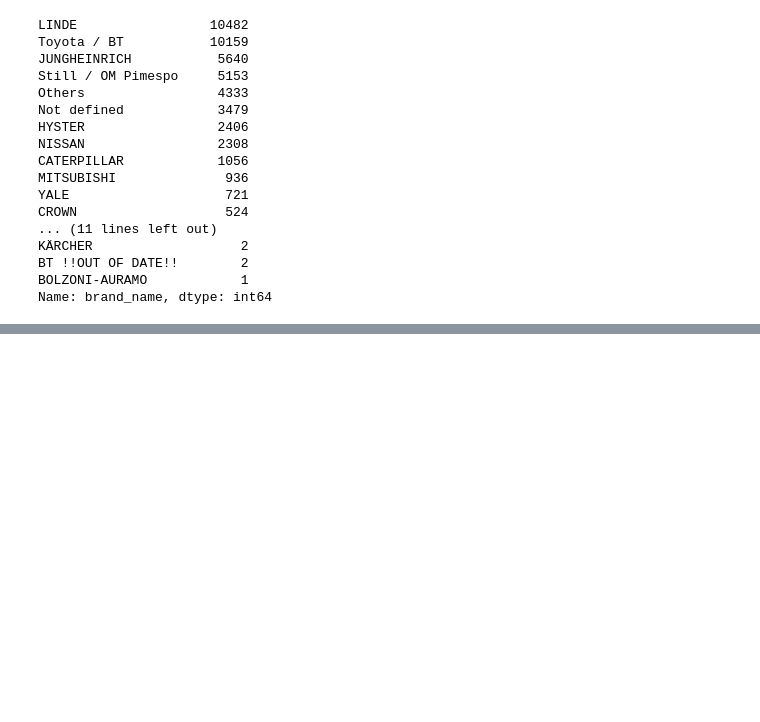
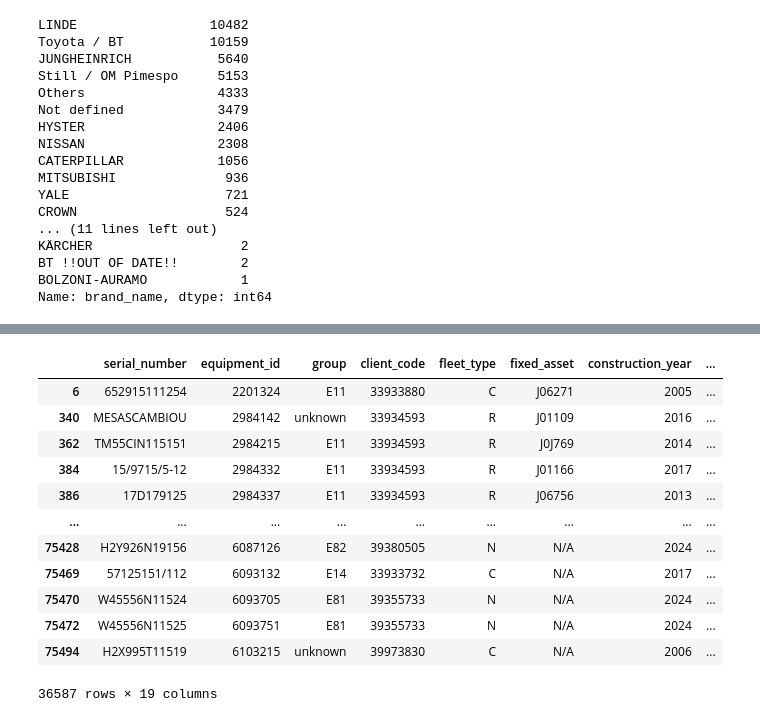
Before and after one commit to martafillol/practice_Case, a Jupyter notebook: cleaning.ipynb, the cells around one changed output, grey strips where cells are left out. Drawn from its saved outputs; the diff is of its cells as text; code cells hidden in the pictures; blank space fills up the shorter version.

```diff
--- a/cleaning.ipynb
+++ b/cleaning.ipynb
@@ -942,0 +1147,18 @@ Name: brand_name, dtype: int64
+# %%
+
+filter_warranty_isna= clean_dataset[clean_dataset.warranty_start.isna() & clean_dataset.service_start_date.isna()]
+filter_warranty_isna
+# %% [output]
+|  | serial_number | equipment_id | group | client_code | fleet_type | fixed_asset | construction_year | ... |
+| 6 | 652915111254 | 2201324 | E11 | 33933880 | C | J06271 | 2005 | ... |
+| 340 | MESASCAMBIOU | 2984142 | unknown | 33934593 | R | J01109 | 2016 | ... |
+| 362 | TM55CIN115151 | 2984215 | E11 | 33934593 | R | J0J769 | 2014 | ... |
+| 384 | 15/9715/5-12 | 2984332 | E11 | 33934593 | R | J01166 | 2017 | ... |
+| 386 | 17D179125 | 2984337 | E11 | 33934593 | R | J06756 | 2013 | ... |
+| ... | ... | ... | ... | ... | ... | ... | ... | ... |
+| 75428 | H2Y926N19156 | 6087126 | E82 | 39380505 | N | N/A | 2024 | ... |
+| 75469 | 57125151/112 | 6093132 | E14 | 33933732 | C | N/A | 2017 | ... |
+| 75470 | W45556N11524 | 6093705 | E81 | 39355733 | N | N/A | 2024 | ... |
+| 75472 | W45556N11525 | 6093751 | E81 | 39355733 | N | N/A | 2024 | ... |
+| 75494 | H2X995T11519 | 6103215 | unknown | 39973830 | C | N/A | 2006 | ... |
+36587 rows × 19 columns
```
Also changed, not shown: parts of 87 cells of this notebook.
